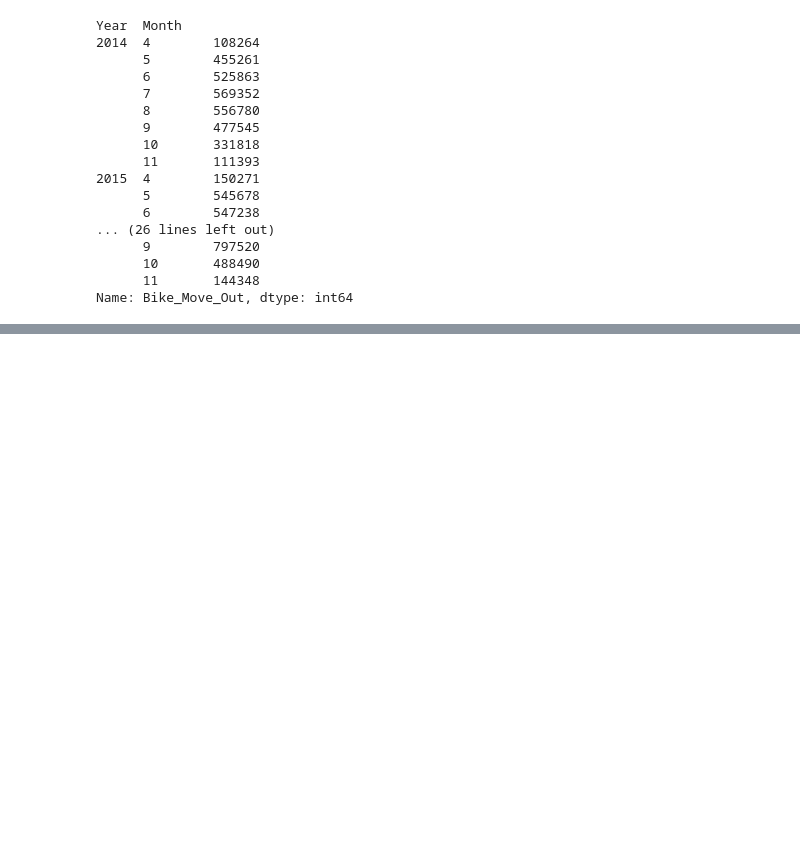
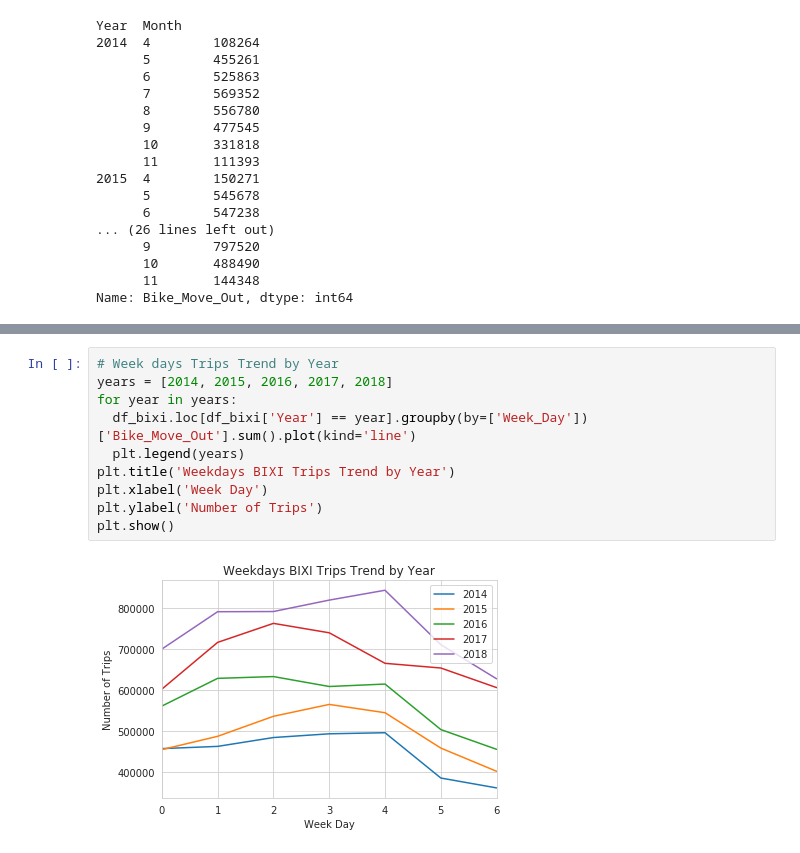
Before and after one commit to bmshahrier/bixi-monteal, a Jupyter notebook: bixi_montreal_exploratory_data_analysis.ipynb, the cells around one changed output, grey strips where cells are left out. Cells and saved outputs as stored; diff of their text form; blank space fills up the shorter version.

```diff
--- a/bixi_montreal_exploratory_data_analysis.ipynb
+++ b/bixi_montreal_exploratory_data_analysis.ipynb
@@ -144,0 +168,12 @@ plt.show()
+# %%
+# Week days Trips Trend by Year
+years = [2014, 2015, 2016, 2017, 2018]
+for year in years:
+  df_bixi.loc[df_bixi['Year'] == year].groupby(by=['Week_Day'])['Bike_Move_Out'].sum().plot(kind='line')
+  plt.legend(years)
+plt.title('Weekdays BIXI Trips Trend by Year')
+plt.xlabel('Week Day')
+plt.ylabel('Number of Trips')
+plt.show()
+# %% [output]
+[figure, added]
```
Also changed, not shown: parts of 7 cells of this notebook.
